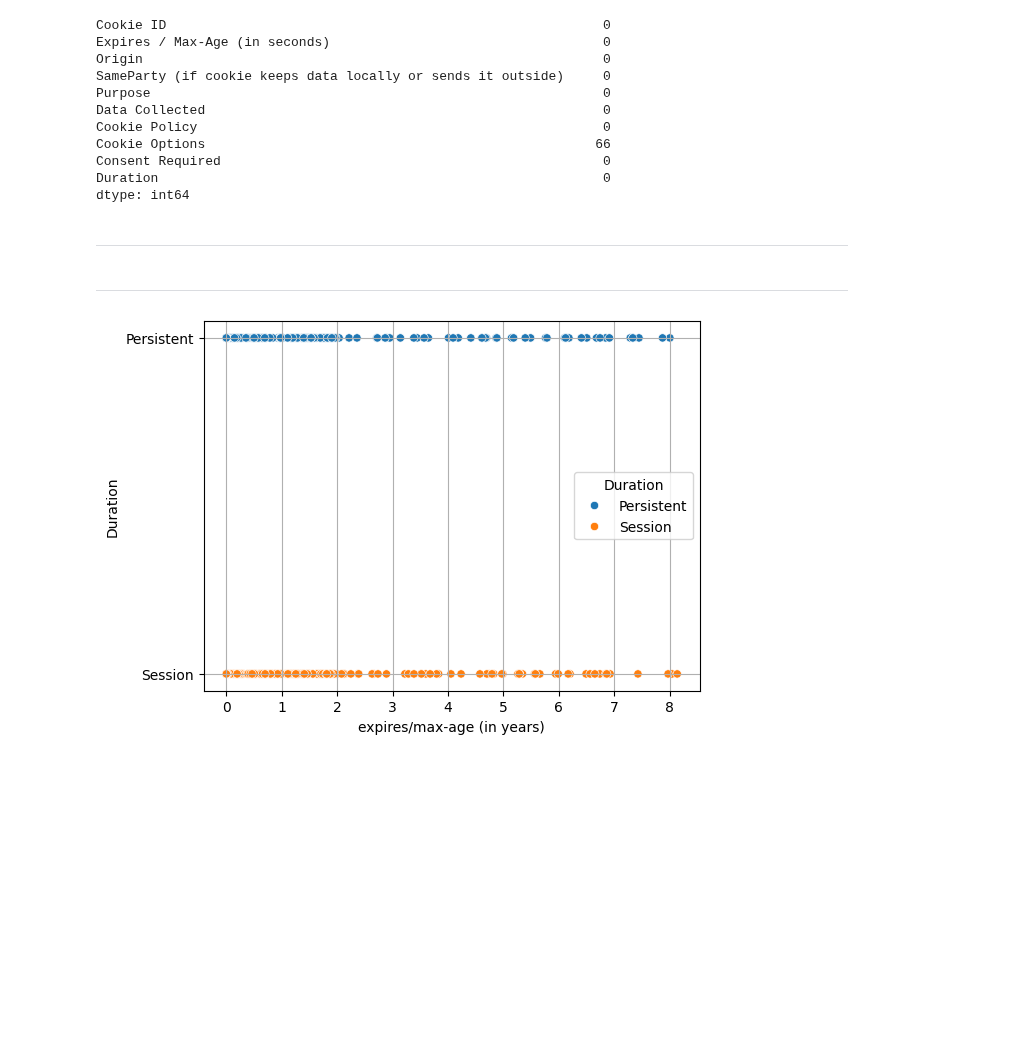
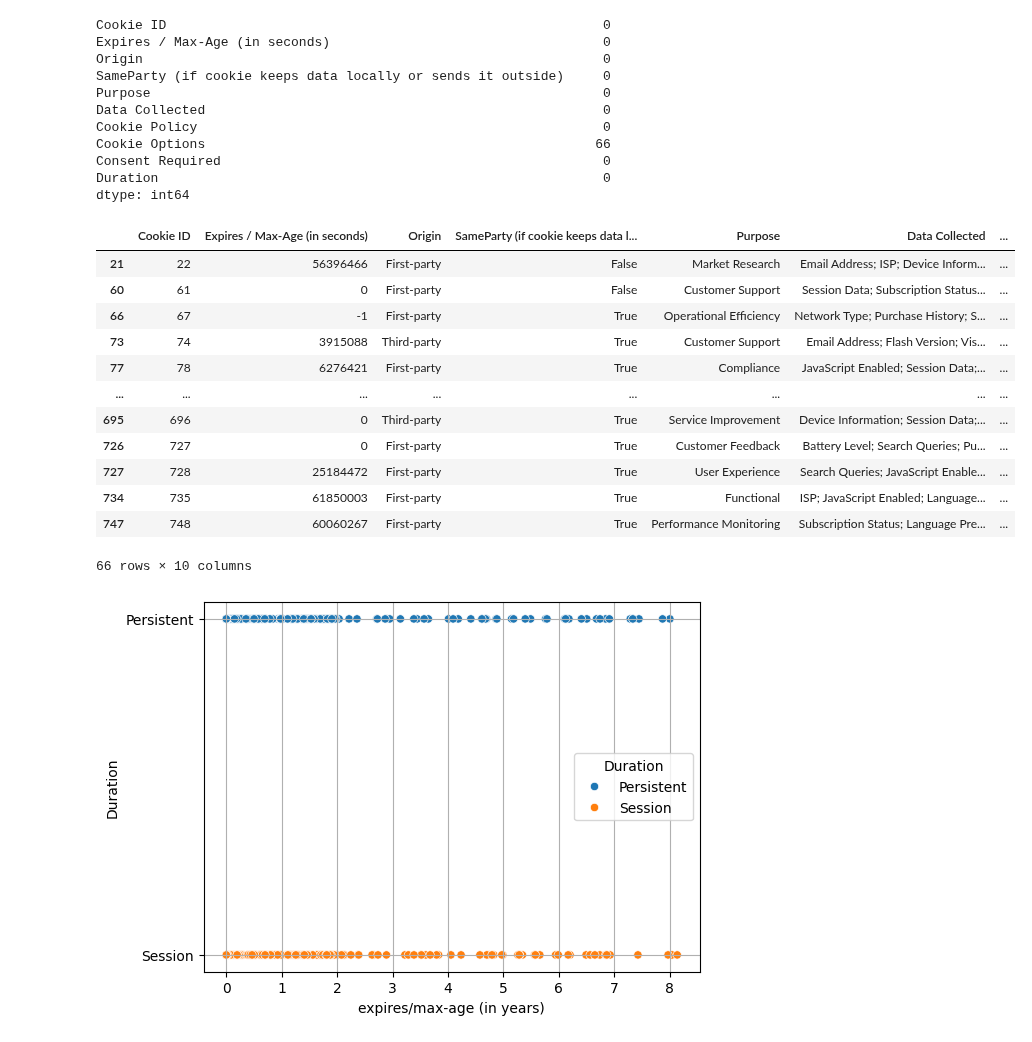
Before and after one commit to YaniaNada/Cookie-Compliance-Analysis, a Jupyter notebook: analysis.ipynb, the cells around one changed output. Cells and saved outputs as stored; diff of their text form; code cells hidden in the pictures; blank space fills up the shorter version.

```diff
--- a/analysis.ipynb
+++ b/analysis.ipynb
@@ -58,13 +58,23 @@ Cookie Options                                                  66
 Consent Required                                                 0
 Duration                                                         0
 dtype: int64
-# %% [markdown]
-_________________________________________________________________________________________________________________
 # %%
-# null values
-null_values_cookie_option = df[df['Cookie Options'].isna()]
+# Rows where 'Cookie Options' is empty:
+df[df['Cookie Options'].isna()]
+# %% [output]
+|  | Cookie ID | Expires / Max-Age (in seconds) | Origin | SameParty (if cookie keeps data l... | Purpose | Data Collected | ... |
+| 21 | 22 | 56396466 | First-party | False | Market Research | Email Address; ISP; Device Inform... | ... |
+| 60 | 61 | 0 | First-party | False | Customer Support | Session Data; Subscription Status... | ... |
+| 66 | 67 | -1 | First-party | True | Operational Efficiency | Network Type; Purchase History; S... | ... |
+| 73 | 74 | 3915088 | Third-party | True | Customer Support | Email Address; Flash Version; Vis... | ... |
+| 77 | 78 | 6276421 | First-party | True | Compliance | JavaScript Enabled; Session Data;... | ... |
+| ... | ... | ... | ... | ... | ... | ... | ... |
+| 695 | 696 | 0 | Third-party | True | Service Improvement | Device Information; Session Data;... | ... |
+| 726 | 727 | 0 | First-party | True | Customer Feedback | Battery Level; Search Queries; Pu... | ... |
+| 727 | 728 | 25184472 | First-party | True | User Experience | Search Queries; JavaScript Enable... | ... |
+| 734 | 735 | 61850003 | First-party | True | Functional | ISP; JavaScript Enabled; Language... | ... |
+| 747 | 748 | 60060267 | First-party | True | Performance Monitoring | Subscription Status; Language Pre... | ... |
+66 rows × 10 columns
-# %% [markdown]
-_________________________________________________________________________________________________________________
 # %%
 # cookies expiration period converted from seconds to years
 df['expires/max-age (in years)'] = (((df['Expires / Max-Age (in seconds)']/60)/60)/24)/365
```
Also changed, not shown: parts of 60 cells of this notebook.
